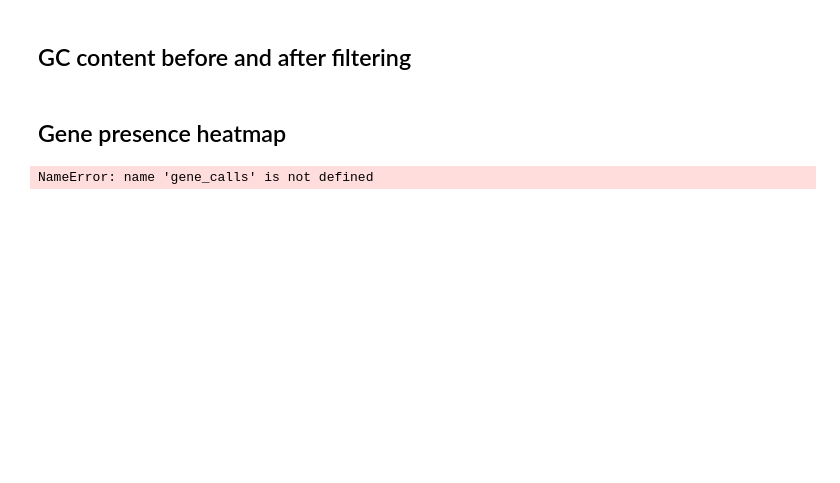
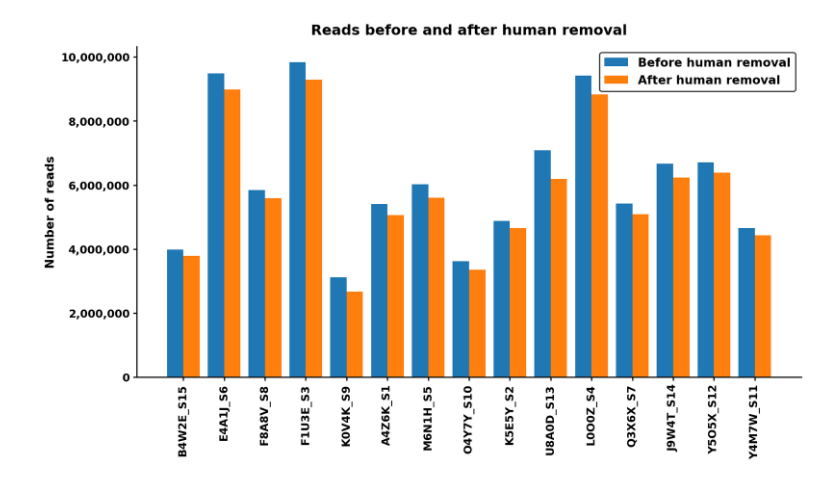
Before and after one commit to KhadimGueyeKGY/pf-hrp2-hrp3-deletion-pipeline, a Jupyter notebook: scripts_plot/pf_hrp2_hrp3_pipeline_analysis.ipynb, the cells around one changed output. Cells and saved outputs as stored; diff of their text form; code cells hidden in the pictures; blank space fills up the shorter version.

```diff
--- a/scripts_plot/pf_hrp2_hrp3_pipeline_analysis.ipynb
+++ b/scripts_plot/pf_hrp2_hrp3_pipeline_analysis.ipynb
@@ -111,2 +2,0 @@ plt.show()
-# %% [markdown]
-## GC content before and after filtering
@@ -121,19 +2,0 @@ plt.show()
-# %% [markdown]
-## Gene presence heatmap
-# %%
-presence = gene_calls.copy()
-presence["status_num"] = presence["gene_status"].map({"present": 1, "deleted_or_not_detected": 0})
-
-heatmap = presence.pivot(index="sample", columns="gene", values="status_num")
-
-plt.imshow(heatmap, aspect="auto")
-plt.colorbar(label="Gene presence")
-plt.title("Gene presence heatmap")
-plt.xlabel("Gene")
-plt.ylabel("Sample")
-plt.xticks(range(len(heatmap.columns)), heatmap.columns, rotation=90)
-plt.yticks(range(len(heatmap.index)), heatmap.index)
-plt.tight_layout()
-plt.show()
-# %% [output]
-NameError: name 'gene_calls' is not defined
@@ -139,0 +94,51 @@ NameError: name 'gene_calls' is not defined
+# %%
+import matplotlib.ticker as mticker
+
+reads_before = qc.set_index("sample")["raw_total_reads"]
+reads_after = qc.set_index("sample")["clean_total_reads"]
+
+df_reads = pd.DataFrame({
+    "Before human removal": reads_before,
+    "After human removal": reads_after
+}).reset_index()
+
+x = np.arange(len(df_reads))
+width = 0.4
+
+def stylize(ax, xlabel=None, ylabel=None, title=None):
+    if xlabel is not None:
+        ax.set_xlabel(xlabel, fontweight="bold")
+    if ylabel is not None:
+        ax.set_ylabel(ylabel, fontweight="bold")
+    if title is not None:
+        ax.set_title(title, fontweight="bold", pad=12)
+    ax.tick_params(axis="both", labelsize=11, width=1.2)
+    for label in ax.get_xticklabels() + ax.get_yticklabels():
+        label.set_fontweight("bold")
+    return ax
+
+def savefig(name):
+    for ext in ["png", "pdf", "tif"]:
+        plt.savefig(OUTDIR / f"{name}.{ext}", dpi=600, bbox_inches="tight")
+
+fig, ax = plt.subplots(figsize=(12, 6))
+
+ax.bar(x - width/2, df_reads["Before human removal"], width=width, label="Before human removal")
+ax.bar(x + width/2, df_reads["After human removal"], width=width, label="After human removal")
+
+ax.set_xticks(x)
+ax.set_xticklabels(df_reads["sample"], rotation=90)
+
+ax.ticklabel_format(style='plain', axis='y')
+ax.yaxis.set_major_formatter(mticker.StrMethodFormatter('{x:,.0f}'))
+
+stylize(ax, ylabel="Number of reads", title="Reads before and after human removal")
+
+legend = ax.legend(frameon=True)
+legend.get_frame().set_edgecolor("black")
+legend.get_frame().set_linewidth(1.2)
+
+savefig("reads_before_after_human_removal")
+plt.show()
+# %% [output]
+[figure, added]
```
Also changed, not shown: parts of 28 cells of this notebook, 4 other files.
